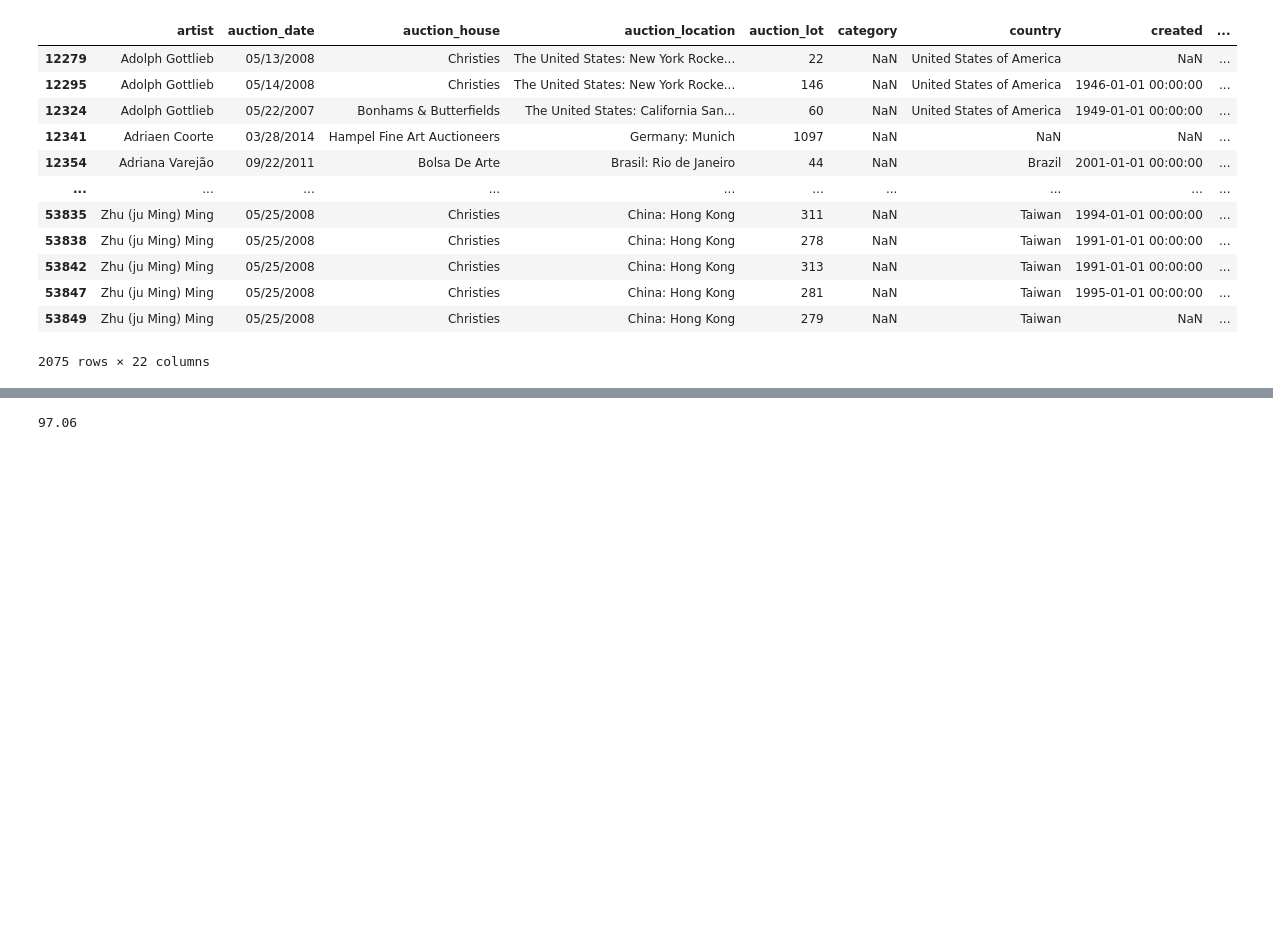
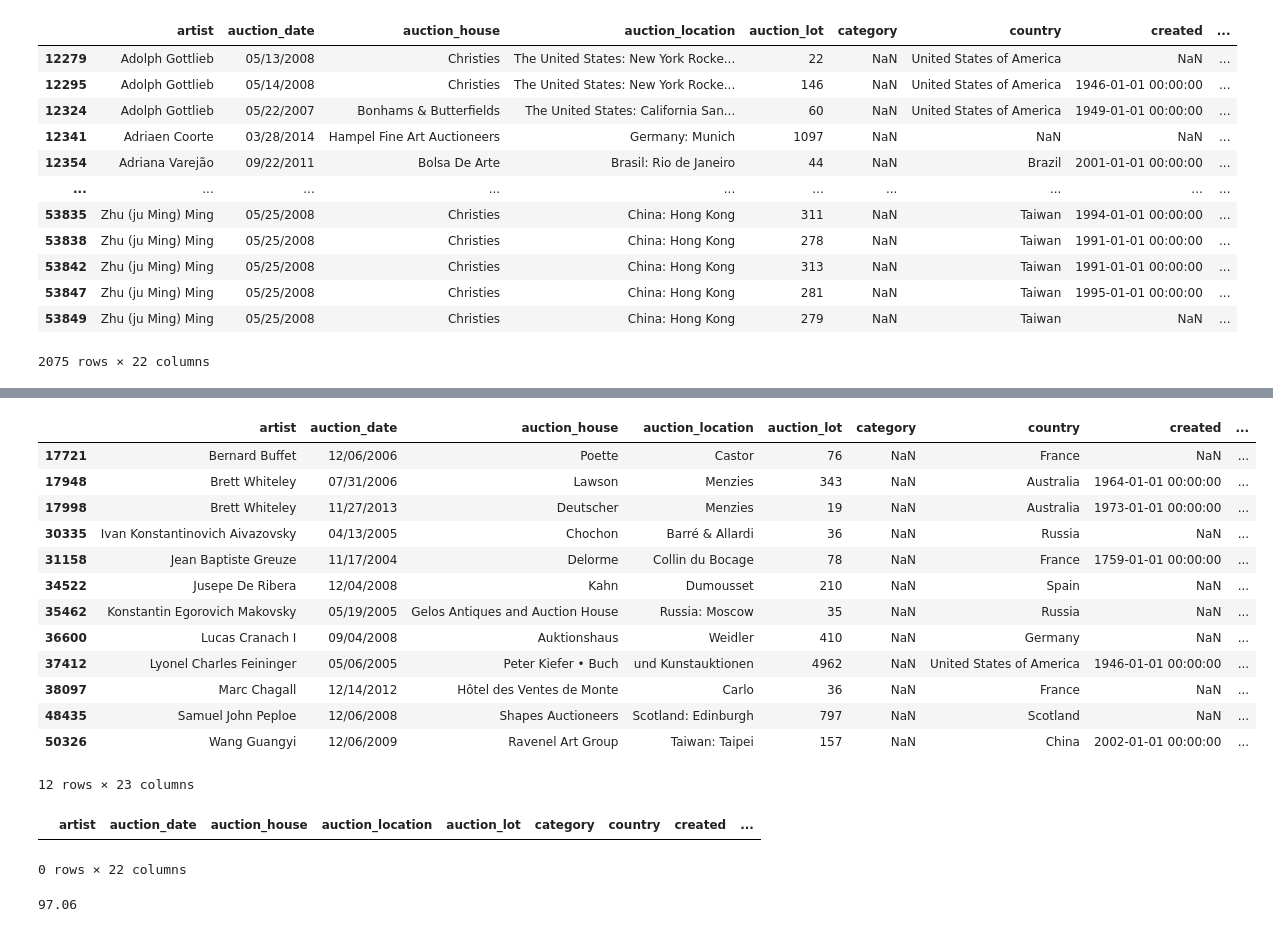
Before and after one commit to alexandreberkovic/Art-Auction-Prediction, a Jupyter notebook: PreProcess.ipynb, the cells around one changed output, grey strips where cells are left out. Cells and saved outputs as stored; diff of their text form; code cells hidden in the pictures; blank space fills up the shorter version.

```diff
--- a/PreProcess.ipynb
+++ b/PreProcess.ipynb
@@ -64,0 +107,18 @@ df = df.dropna(subset=['currency'])
+# %%
+# Iterate through all the rows with null currency
+for index, row in df[df['currency'].isnull()].iterrows():
+    # Get the country name from the auction_location column
+    auction_location_country = row['auction_location_country']
+
+    # Try getting the country object from the pycountry package, if error, skip
+    try:
+        country = pycountry.countries.get(name=auction_location_country)
+        # Get the currency object from the pycountry package
+        currency = pycountry.currencies.get(numeric=country.numeric)
+        # Set the currency column to the alpha_3 code of the currency object
+        df.loc[index, 'currency'] = currency.alpha_3
+    except:
+        pass
+
+# Check that we have no more null currency values
+df[df['currency'].isnull()]
@@ -65,3 +139,63 @@ df = df.dropna(subset=['currency'])
+# %%
+# That didn't help much, only 500 rows were recovred, let's just create a manual dictionary for the rest
+currency_dict = {
+    'The United States': 'USD',
+    'Germany': 'EUR',
+    'Bern': 'CHF',
+    'France': 'EUR',
+    'United States of America': 'USD',
+    'Ireland': 'EUR',
+    'Italy': 'EUR',
+    'Czech Republic': 'EUR',
+    'Belgium': 'EUR',
+    'Italia': 'EUR',
+    'Brasil': 'BRL',
+    'Spain': 'EUR',
+    'Finland': 'EUR',
+    'Lefèvre': 'EUR',
+    'Austria': 'EUR',
+    'Netherlands': 'EUR',
+    'The Netherlands': 'EUR',
+}
+
+# Iterate through all the rows with null currency
+for index, row in df[df['currency'].isnull()].iterrows():
+    # Get the country name from the auction_location column
+    auction_location_country = row['auction_location_country']
+
+    # If the country is in the dictionary, set the currency column to the value
+    if auction_location_country in currency_dict:
+        df.loc[index, 'currency'] = currency_dict[auction_location_country]
+
+# Check that we have no more null currency values
+df[df['currency'].isnull()]
+# %% [output]
+|  | artist | auction_date | auction_house | auction_location | auction_lot | category | country | created | ... |
+| 17721 | Bernard Buffet | 12/06/2006 | Poette | Castor | 76 | NaN | France | NaN | ... |
+| 17948 | Brett Whiteley | 07/31/2006 | Lawson | Menzies | 343 | NaN | Australia | 1964-01-01 00:00:00 | ... |
+| 17998 | Brett Whiteley | 11/27/2013 | Deutscher | Menzies | 19 | NaN | Australia | 1973-01-01 00:00:00 | ... |
+| 30335 | Ivan Konstantinovich Aivazovsky | 04/13/2005 | Chochon | Barré & Allardi | 36 | NaN | Russia | NaN | ... |
+| 31158 | Jean Baptiste Greuze | 11/17/2004 | Delorme | Collin du Bocage | 78 | NaN | France | 1759-01-01 00:00:00 | ... |
+| 34522 | Jusepe De Ribera | 12/04/2008 | Kahn | Dumousset | 210 | NaN | Spain | NaN | ... |
+| 35462 | Konstantin Egorovich Makovsky | 05/19/2005 | Gelos Antiques and Auction House | Russia: Moscow | 35 | NaN | Russia | NaN | ... |
+| 36600 | Lucas Cranach I | 09/04/2008 | Auktionshaus | Weidler | 410 | NaN | Germany | NaN | ... |
+| 37412 | Lyonel Charles Feininger | 05/06/2005 | Peter Kiefer • Buch | und Kunstauktionen | 4962 | NaN | United States of America | 1946-01-01 00:00:00 | ... |
+| 38097 | Marc Chagall | 12/14/2012 | Hôtel des Ventes de Monte | Carlo | 36 | NaN | France | NaN | ... |
+| 48435 | Samuel John Peploe | 12/06/2008 | Shapes Auctioneers | Scotland: Edinburgh | 797 | NaN | Scotland | NaN | ... |
+| 50326 | Wang Guangyi | 12/06/2009 | Ravenel Art Group | Taiwan: Taipei | 157 | NaN | China | 2002-01-01 00:00:00 | ... |
+12 rows × 23 columns
+# %%
+# Okay, we went down to 12 rows with null currency values, let's just drop them
+df = df.dropna(subset=['currency'])
+
+#Drop the temporary column
+df = df.drop('auction_location_country', axis=1)
+
+# Check that we have no more null currency values
+df[df['currency'].isnull()]
+# %% [output]
+|  | artist | auction_date | auction_house | auction_location | auction_lot | category | country | created | ... |
+0 rows × 22 columns
 # %%
 #Try out converter package
 from currency_converter import CurrencyConverter
```
Also changed, not shown: parts of 14 cells of this notebook, 1 other file.
